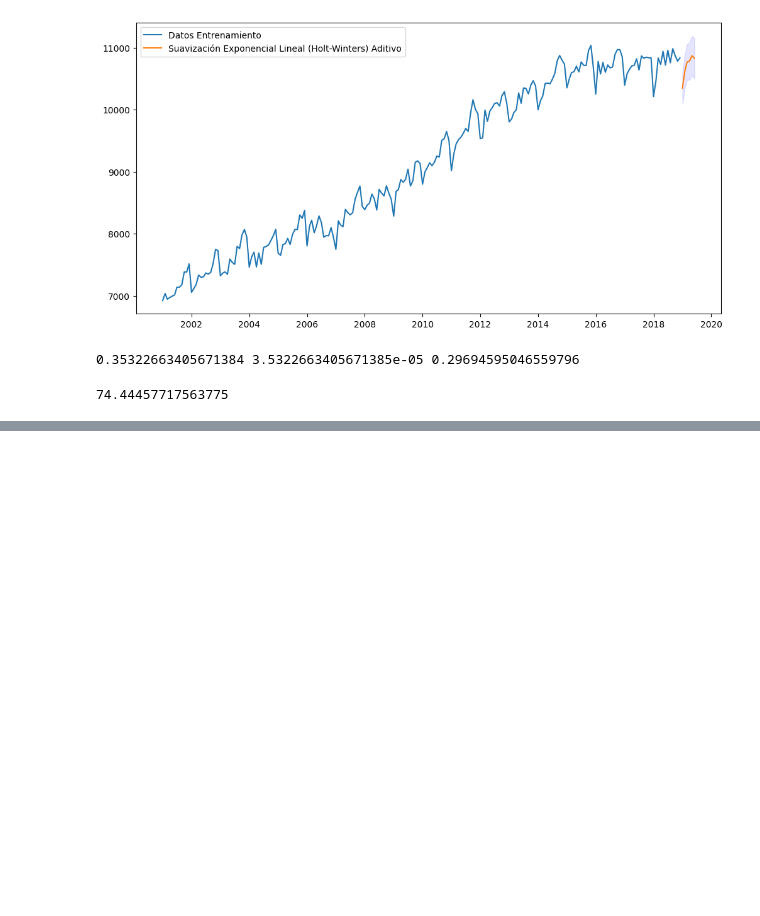
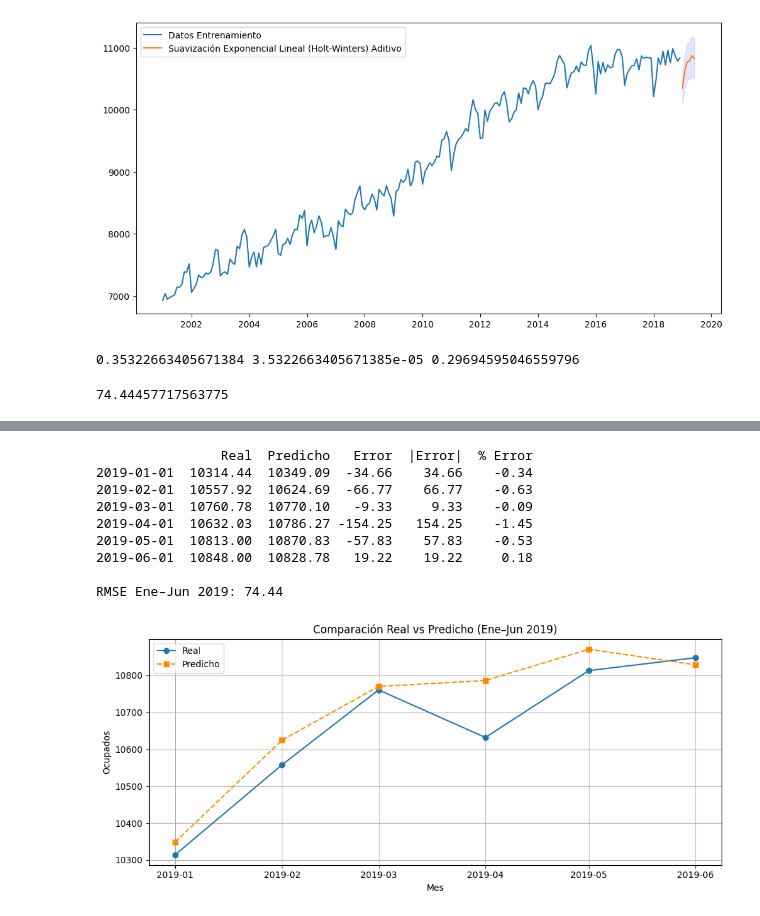
Before and after one commit to JulianEspinosaUrresti/ProyectoI-MIAA-2025, a Jupyter notebook: Taller_2_AAIII.ipynb, the cells around one changed output, grey strips where cells are left out. Saved outputs shown, nothing was run; the diff lists cells and outputs as text; code cells hidden in the pictures; blank space fills up the shorter version.

```diff
--- a/Taller_2_AAIII.ipynb
+++ b/Taller_2_AAIII.ipynb
@@ -723,0 +724,57 @@ Durbin–Watson = 0.05 (ideal ~2)
+# %%
+# ==============================
+# Comparación Real vs Predicho (Ene–Jun 2019)
+# ==============================
+import matplotlib.pyplot as plt
+import pandas as pd
+from sklearn.metrics import mean_squared_error
+import numpy as np
+
+# Intervalo de evaluación
+target_idx = pd.date_range('2019-01-01', periods=6, freq='MS')
+
+# Datos reales y predichos
+y_real_6 = data.loc[target_idx, 'Ocupados']
+y_pred_6 = preds_hw_add.loc[target_idx, 'Point_forecast']
+
+# Cálculo de errores
+cmp_hw = pd.DataFrame({
+    'Real': y_real_6,
+    'Predicho': y_pred_6
+}, index=target_idx)
+
+cmp_hw['Error'] = cmp_hw['Real'] - cmp_hw['Predicho']
+cmp_hw['|Error|'] = cmp_hw['Error'].abs()
+cmp_hw['% Error'] = 100 * cmp_hw['Error'] / cmp_hw['Real']
+
+# RMSE
+rmse_hw = np.sqrt(mean_squared_error(cmp_hw['Real'], cmp_hw['Predicho']))
+
+# Mostrar tabla resumen
+print(cmp_hw.round(2))
+print(f"\nRMSE Ene–Jun 2019: {rmse_hw:.2f}")
+
+# ==============================
+# Gráfico comparativo
+# ==============================
+plt.figure(figsize=(10, 4.5))
+plt.plot(cmp_hw.index, cmp_hw['Real'], marker='o', label='Real')
+plt.plot(cmp_hw.index, cmp_hw['Predicho'], marker='s', linestyle='--', label='Predicho', color='darkorange')
+plt.title("Comparación Real vs Predicho (Ene–Jun 2019)")
+plt.xlabel("Mes")
+plt.ylabel("Ocupados")
+plt.grid(True)
+plt.legend()
+plt.tight_layout()
+plt.show()
+# %% [output]
+                Real  Predicho   Error  |Error|  % Error
+2019-01-01  10314.44  10349.09  -34.66    34.66    -0.34
+2019-02-01  10557.92  10624.69  -66.77    66.77    -0.63
+2019-03-01  10760.78  10770.10   -9.33     9.33    -0.09
+2019-04-01  10632.03  10786.27 -154.25   154.25    -1.45
+2019-05-01  10813.00  10870.83  -57.83    57.83    -0.53
+2019-06-01  10848.00  10828.78   19.22    19.22     0.18
+
+RMSE Ene–Jun 2019: 74.44
+[figure, added]
```
Also changed, not shown: parts of 5 cells of this notebook.
